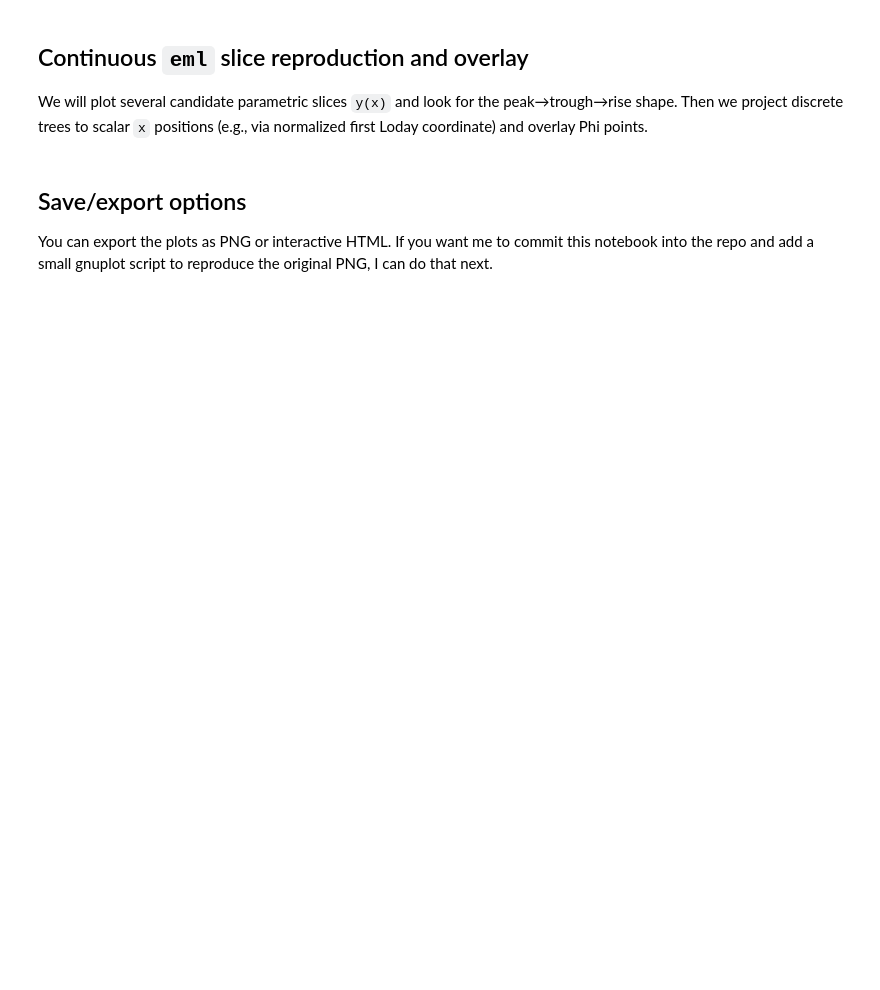
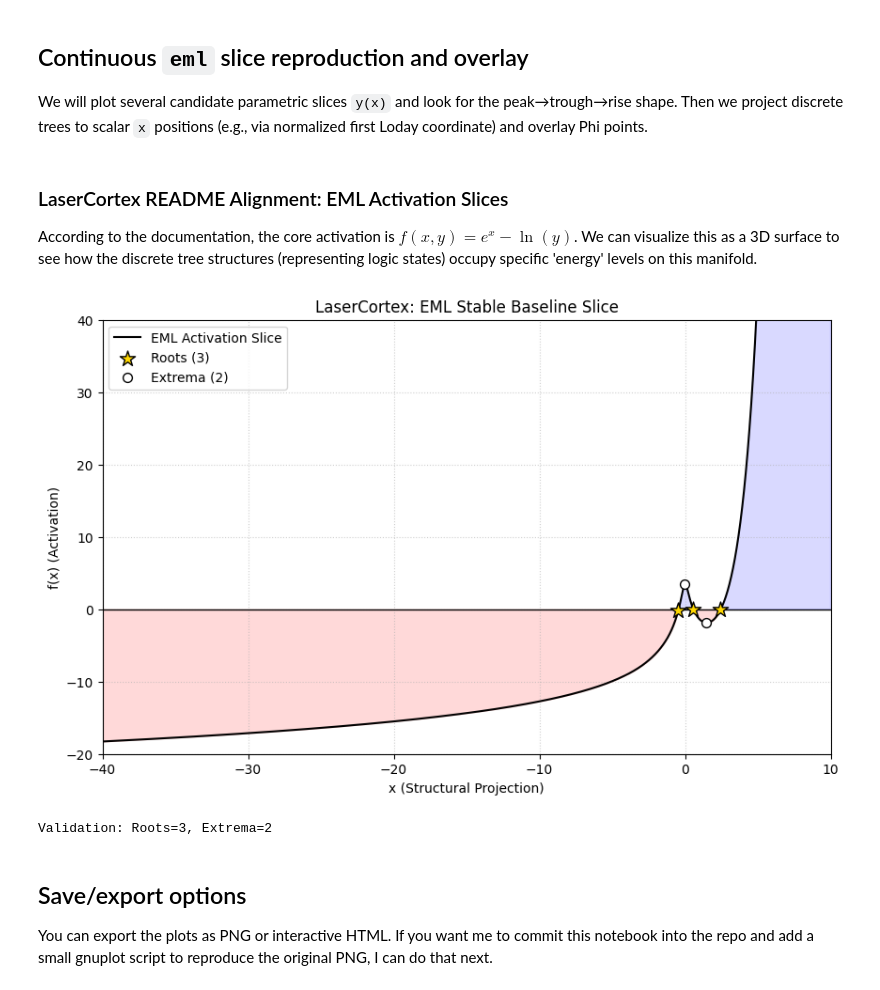
Before and after one commit to ganzuul/LaserCortex, a Jupyter notebook: notebooks/eml_explore.ipynb, the cells around one changed output. Cells and saved outputs as stored; diff of their text form; code cells hidden in the pictures; blank space fills up the shorter version.

```diff
--- a/notebooks/eml_explore.ipynb
+++ b/notebooks/eml_explore.ipynb
@@ -248,3 +222,54 @@ plt.grid(True)
+# %% [markdown]
+### LaserCortex README Alignment: EML Activation Slices
+According to the documentation, the core activation is $f(x, y) = e^x - \ln(y)$.
+We can visualize this as a 3D surface to see how the discrete tree structures (representing logic states) occupy specific 'energy' levels on this manifold.
+# %%
+import numpy as np
+import matplotlib.pyplot as plt
+
+def f(xs):
+    # Reverting to the exact stable baseline: a=0.8, b=2, c=0.05, d=-3.52
+    # f(x) = e^{0.8x} - 2*ln(x^2 + 0.05) - 3.52
+    return np.exp(0.8 * xs) - 2 * np.log(xs**2 + 0.05) - 3.52
+
+# Coordinate frame as requested: y in [-20, 40], x in [-40, 10]
+xs = np.linspace(-40, 10, 2000)
+vals = f(xs)
+
+# Topological analysis for roots and extrema
+roots_idx = np.where(np.diff(np.sign(vals)))[0]
+d1 = np.diff(vals)
+extrema_idx = np.where(np.diff(np.sign(d1)))[0]
+
+plt.figure(figsize=(10, 6), dpi=100)
+plt.plot(xs, vals, 'k-', lw=1.5, label='EML Activation Slice')
+
+# Zone coloring for logic mapping (3 roots define the zones)
+all_bounds = [0] + list(roots_idx) + [len(xs)-1]
+for i in range(len(all_bounds) - 1):
+    start, end = all_bounds[i], all_bounds[i+1]
+    mid_val = vals[(start + end) // 2]
+    color = 'blue' if mid_val > 0 else 'red'
+    plt.fill_between(xs[start:end+1], vals[start:end+1], 0, color=color, alpha=0.15)
+
+# Highlighting topological features
+plt.scatter(xs[roots_idx], vals[roots_idx], color='gold', marker='*', s=150, edgecolors='black', zorder=5, label=f'Roots ({len(roots_idx)})')
+plt.scatter(xs[extrema_idx], vals[extrema_idx], color='white', edgecolors='black', s=50, zorder=4, label=f'Extrema ({len(extrema_idx)})')
+
+plt.title('LaserCortex: EML Stable Baseline Slice')
+plt.xlabel('x (Structural Projection)')
+plt.ylabel('f(x) (Activation)')
+plt.axhline(0, color='black', lw=1)
+plt.ylim(-20, 40)
+plt.xlim(-40, 10)
+plt.grid(True, linestyle=':', alpha=0.6)
+plt.legend()
+plt.show()
+
+print(f"Validation: Roots={len(roots_idx)}, Extrema={len(extrema_idx)}")
+# %% [output]
+[figure, added]
+Validation: Roots=3, Extrema=2
 # %% [markdown]
 ## Save/export options
 You can export the plots as PNG or interactive HTML. If you want me to commit this notebook into the repo and add a small gnuplot script to reproduce the original PNG, I can do that next.
```
Also changed, not shown: parts of 6 cells of this notebook.
